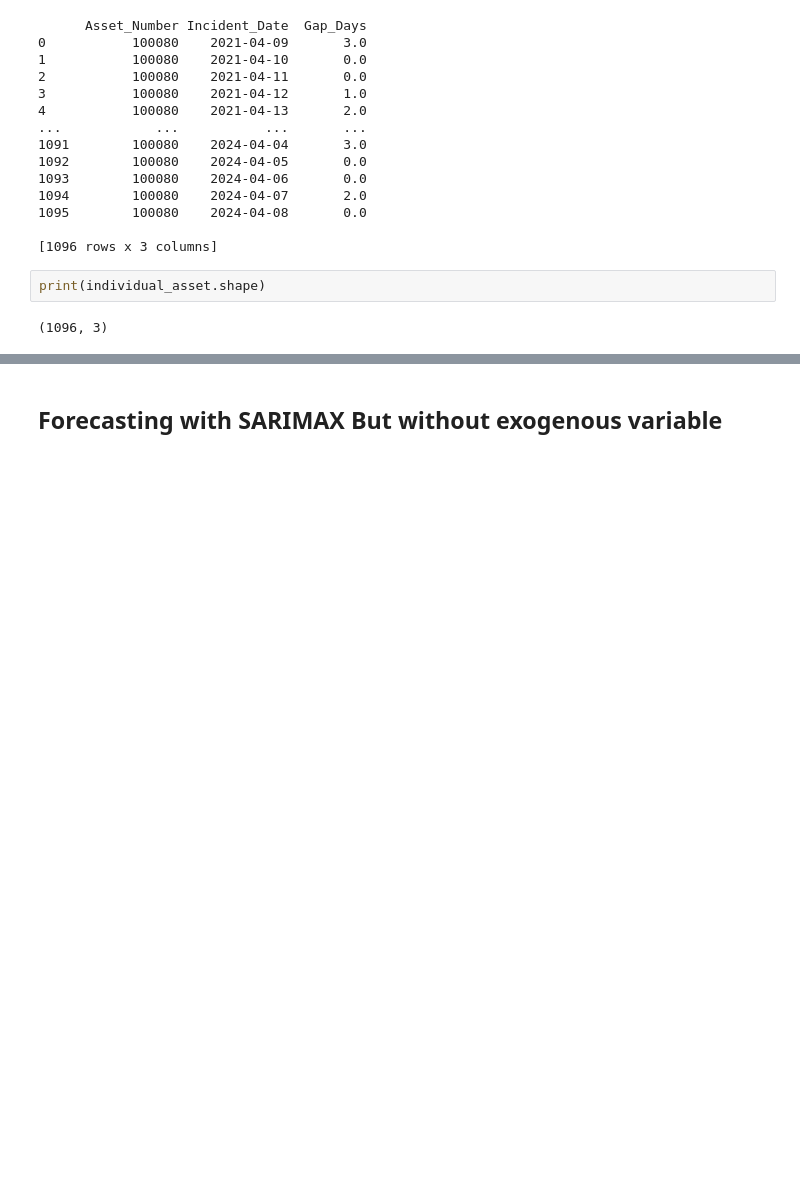
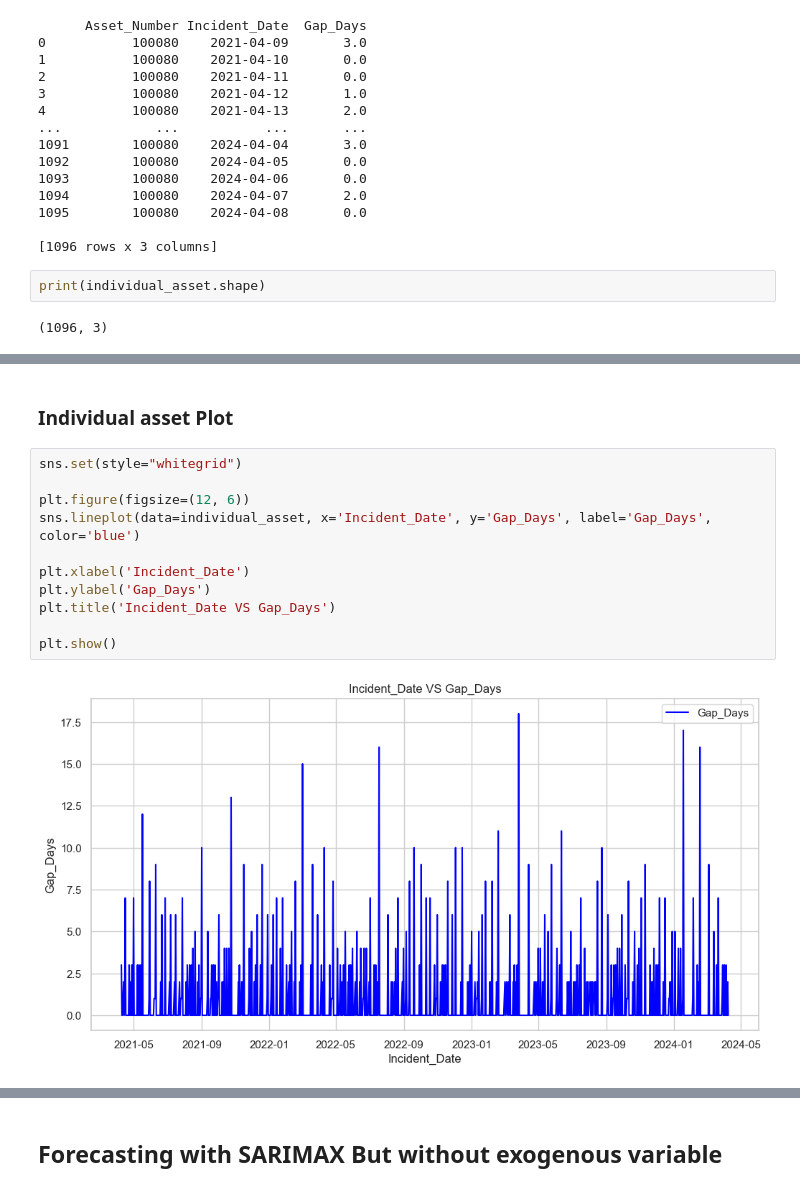
Before and after one commit to lakshmansierra/poc_service_now, a Jupyter notebook: 01-Service-Now-Time-Series/3_service_now_sarima_forecasting.ipynb, the cells around one changed output, grey strips where cells are left out. Drawn from its saved outputs; the diff is of its cells as text; blank space fills up the shorter version.

```diff
--- a/01-Service-Now-Time-Series/3_service_now_sarima_forecasting.ipynb
+++ b/01-Service-Now-Time-Series/3_service_now_sarima_forecasting.ipynb
@@ -121,0 +130,15 @@ print(individual_asset.shape)
+# %% [markdown]
+### Individual asset Plot
+# %%
+sns.set(style="whitegrid")
+
+plt.figure(figsize=(12, 6))
+sns.lineplot(data=individual_asset, x='Incident_Date', y='Gap_Days', label='Gap_Days', color='blue')
+
+plt.xlabel('Incident_Date')
+plt.ylabel('Gap_Days')
+plt.title('Incident_Date VS Gap_Days')
+
+plt.show()
+# %% [output]
+[figure, added]
```
Also changed, not shown: parts of 8 cells of this notebook.
